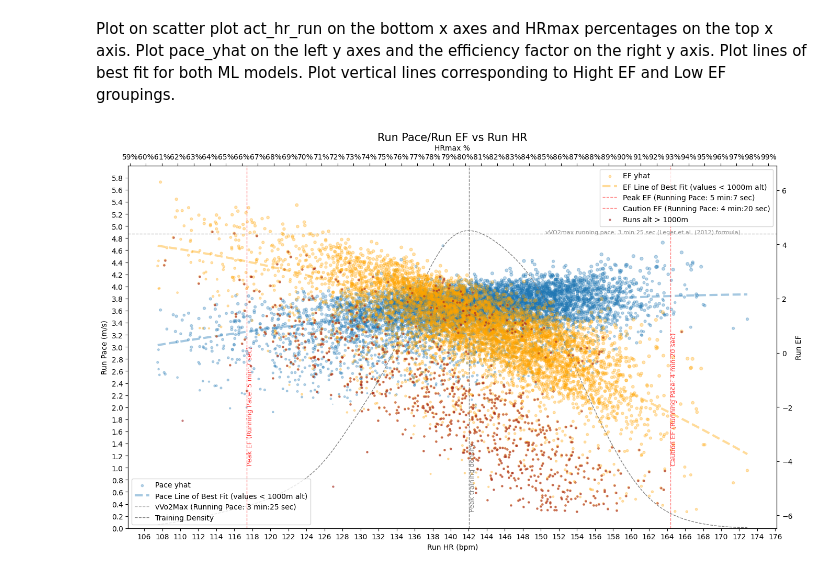
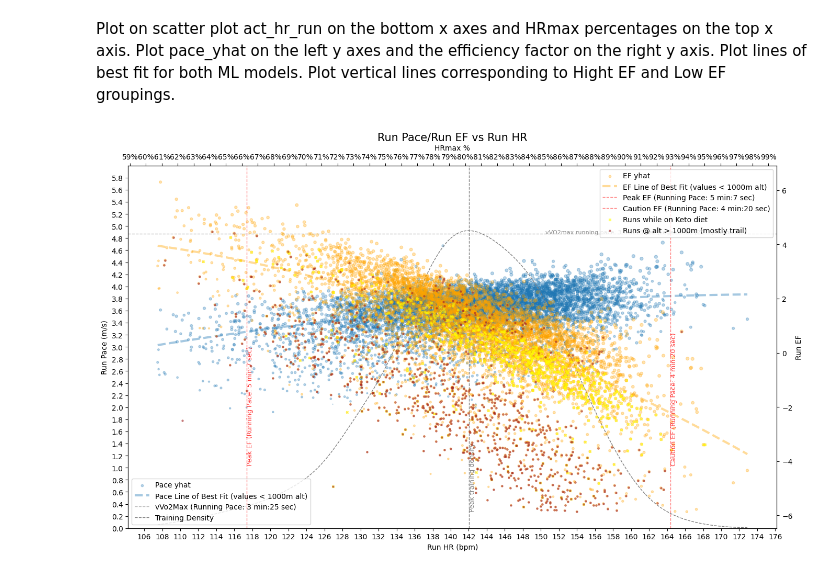
Before and after one commit to pgalko/ml_running_efficiency_predict, a Jupyter notebook: ML_Running_Efficiency_Prediction.ipynb, the cells around one changed output. Cells and saved outputs as stored; diff of their text form; code cells hidden in the pictures.

```diff
--- a/ML_Running_Efficiency_Prediction.ipynb
+++ b/ML_Running_Efficiency_Prediction.ipynb
@@ -304,32 +304,35 @@ ax2.text(x[np.argmin(np.abs(p_ef(x)-peak_ef))], -4.1, 'Peak EF (Running Pace: '+
 
 # find the index of the lowest average and store in caution_ef variable
 min_yhat_avg_index = np.argmin(yhat_avg)
 caution_ef = yhat_avg[min_yhat_avg_index]
 # draw a vertical line where the value of p_ef equals caution_ef
 x = np.linspace(min(data_run['act_hr_run']), max(data_run['act_hr_run']), 200)
 ax2.axvline(x=x[np.argmin(np.abs(p_ef(x)-caution_ef))], linewidth=1,color='red', alpha=0.5, linestyle='--')
 
 #print the pace at the intersect of peak ef and pace line of best fit
 pace_at_caution_ef = p_pace(x[np.argmin(np.abs(p_ef(x)-caution_ef))])
 # convert the GAP fom m/s to min:sec per km
 pace = 1000/(pace_at_caution_ef*60)
 leftover = pace % 1
 minutes = pace-leftover
 seconds = leftover*60
 caution_ef_running_pace = str(int(minutes)) + ' min:' + str(int(seconds)) + ' sec'
 #add text to the line
 ax2.text(x[np.argmin(np.abs(p_ef(x)-caution_ef))], -4.1, 'Caution EF (Running Pace: '+caution_ef_running_pace+')', rotation=90, color='red', alpha=0.8, fontsize=9)
 
+#mark the values between 2021-07-21 and 2022-04-09 with a yellow "+". (Runs during Keto diet)
+ax2.scatter(data_run['act_hr_run'][(data_run['time_interval']>'2021-07-21') & (data_run['time_interval']<'2022-04-09')], ef_yhat[(data_run['time_interval']>'2021-07-21') & (data_run['time_interval']<'2022-04-09')],c='yellow',marker='x',s=10, alpha=0.6)
+
 #mark the values with the altitude > 1000m with a red dot
 ax2.scatter(data_run['act_hr_run'][data_run['act_altitude_run']>1000], ef_yhat[data_run['act_altitude_run']>1000],c='brown',s=5, alpha=0.5)
 
 #set labels
 ax2.set_ylabel('Run EF')
 
 #legend
-ax2.legend(['EF yhat','EF Line of Best Fit (values < 1000m alt)','Peak EF (Running Pace: '+peak_ef_running_pace+')','Caution EF (Running Pace: '+caution_ef_running_pace+')','Runs alt > 1000m'],loc='upper right')
+ax2.legend(['EF yhat','EF Line of Best Fit (values < 1000m alt)','Peak EF (Running Pace: '+peak_ef_running_pace+')','Caution EF (Running Pace: '+caution_ef_running_pace+')','Runs while on Keto diet','Runs @ alt > 1000m (mostly trail)'],loc='upper right')
 
 #show the plot
 plt.show()
 # %% [output]
-[figure, old version]
+[figure, new version]
```
